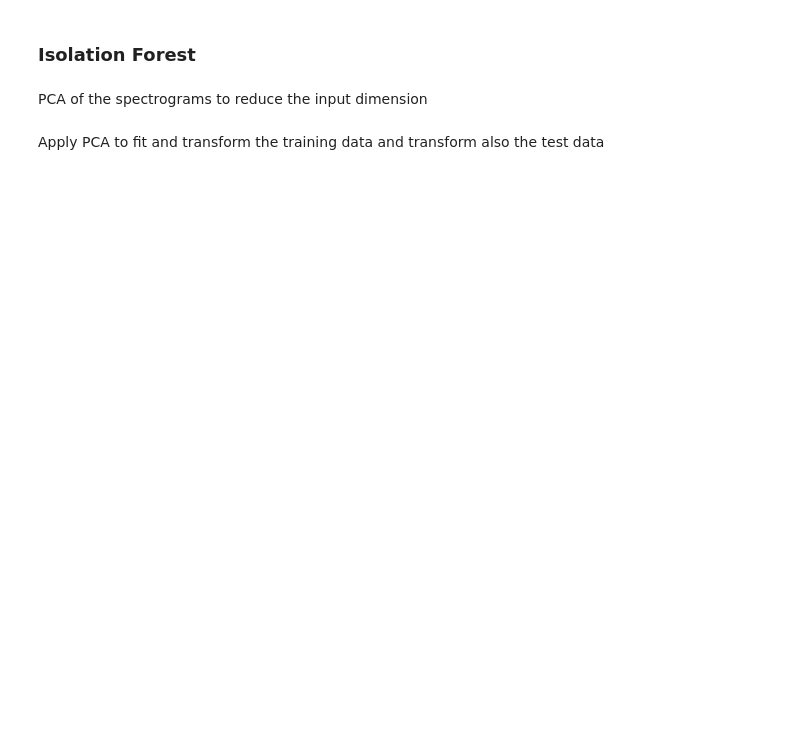
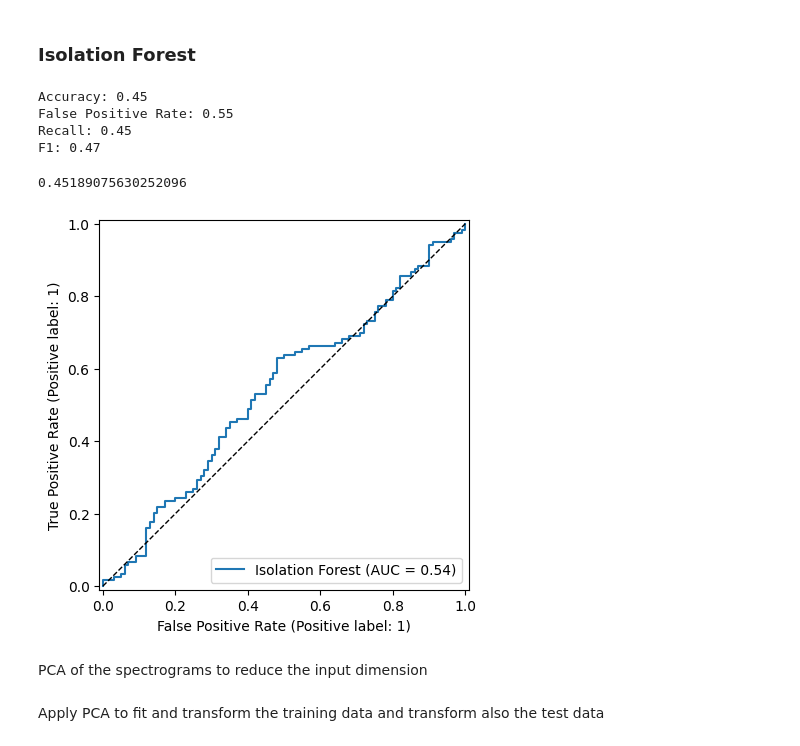
Before and after one commit to viktorkjellsson/CIVIL426_2, a Jupyter notebook: Graded_Exercise_2.ipynb, the cells around one changed output. Cells and saved outputs as stored; diff of their text form; code cells hidden in the pictures; blank space fills up the shorter version.

```diff
--- a/Graded_Exercise_2.ipynb
+++ b/Graded_Exercise_2.ipynb
@@ -622,38 +678,51 @@ metrics.roc_auc_score(y_true, -predicted_score)
 # %%
 # TODO : Define IsolationForest here
 # TODO : Fit IsolationForest here using training data
 # TODO : Report essential evaluation metrics
 # ===================================
 # IMPLEMENT YOUR CODE HERE
 
 # IsolationForest
 clf = IsolationForest(contamination=0.5).fit(extracted_features_train) # the contamination is estimated based on the test dataset
 y_pred_clf = clf.predict(extracted_features_test)
-predicted_score = np.array([x if x == -1 else 0 for x in y_pred_clf]) # change +1 and -1 to fit the y_true standard
+
+# MACHINE = "valve_00" or "pump_04"
+if MACHINE == "valve_00":
+    predicted_score = np.array([0 if x == -1 else -1 for x in y_pred_clf])
+elif MACHINE == "pump_04":
+    predicted_score = np.array([x if x == -1 else 0 for x in y_pred_clf])
+
 
 # metrics
 accuracy_IsolationForest = metrics.accuracy_score(y_true=y_true, y_pred=-predicted_score)
-precision_IsolationForest = metrics.precision_score(y_true=y_true, y_pred=-predicted_score)
+tn, fp, fn, tp = metrics.confusion_matrix(y_true, -predicted_score).ravel()
+FPR_IsolationForest = fp / (fp + tn)
 recall_IsolationForest = metrics.recall_score(y_true=y_true, y_pred=-predicted_score)
 f1_IsolationForest = metrics.f1_score(y_true=y_true, y_pred=-predicted_score)
 
 # prints
 print(f"Accuracy: {accuracy_IsolationForest:.2f}")
-print(f"Precision: {precision_IsolationForest:.2f}")
+print(f"False Positive Rate: {FPR_IsolationForest:.2f}")
 print(f"Recall: {recall_IsolationForest:.2f}")
 print(f"F1: {f1_IsolationForest:.2f}")
 
 # plot
-y_scores = -clf.score_samples(extracted_features_test)
-RocCurveDisplay.from_predictions(y_true, y_scores, name="Autoencoder")
+y_scores = np.abs(clf.score_samples(extracted_features_test))
+RocCurveDisplay.from_predictions(y_true, y_scores, name="Isolation Forest")
 plt.plot([0, 1], [0, 1], 'k--', linewidth=1)
-plt.title(f"Receiver operating characteristic (ROC) curve for {MACHINE}");
 # load the figure
 file_path = os.path.join(output_dir, 'ROC_Forest_autoencoder_feature.png')
 plt.savefig(file_path, dpi=300)
 
 # ===================================
 metrics.roc_auc_score(y_true, -predicted_score)
+# %% [output]
+Accuracy: 0.45
+False Positive Rate: 0.55
+Recall: 0.45
+F1: 0.47
+0.45189075630252096
+[figure, added]
 # %% [markdown]
 PCA of the spectrograms to reduce the input dimension
 # %%
```
Also changed, not shown: parts of 14 cells of this notebook.
